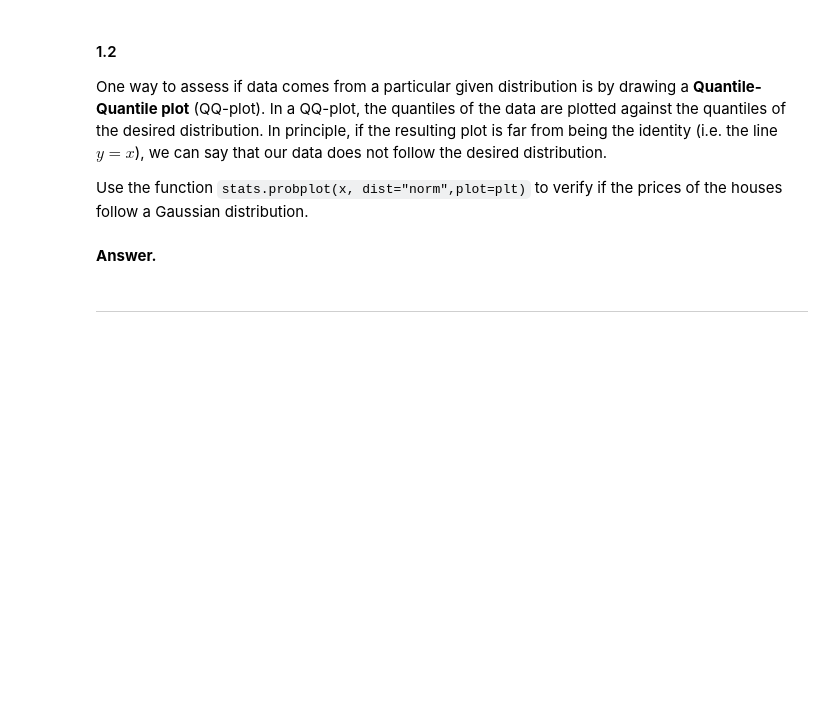
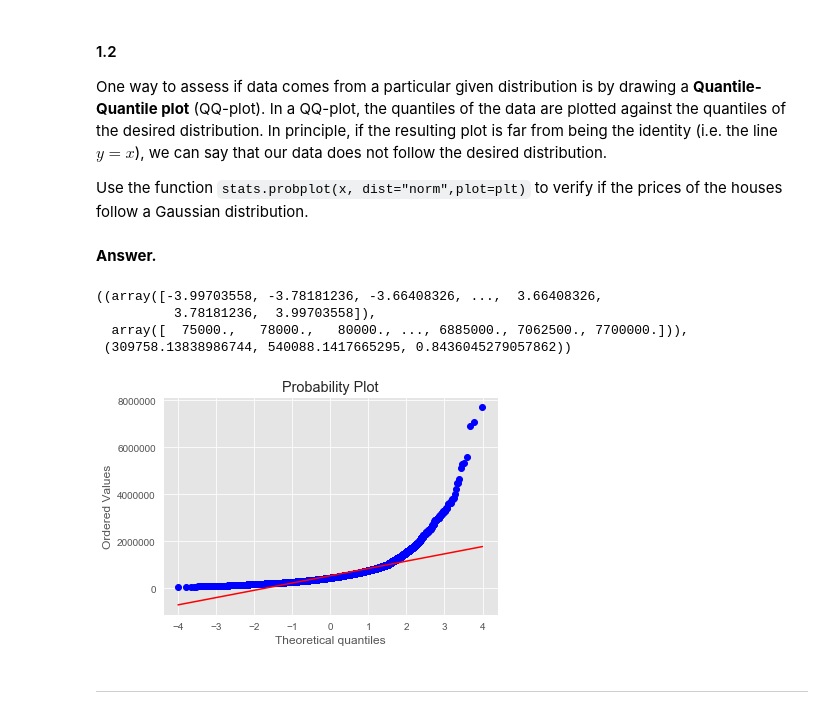
Before and after one commit to PedroOspina17/AI, a Jupyter notebook: DS4A/Week7/case_6.2_student/case_6.2_student.ipynb, the cells around one changed output. Cells and saved outputs as stored; diff of their text form; code cells hidden in the pictures; blank space fills up the shorter version.

````diff
--- a/DS4A/Week7/case_6.2_student/case_6.2_student.ipynb
+++ b/DS4A/Week7/case_6.2_student/case_6.2_student.ipynb
@@ -94,6 +100,14 @@ One way to assess if data comes from a particular given distribution is by drawi
 Use the function ```stats.probplot(x, dist="norm",plot=plt)``` to verify if the prices of the houses follow a Gaussian distribution.
 # %% [markdown]
 **Answer.**
+# %%
+stats.probplot(houses["price"], dist="norm",plot=plt)
+# %% [output]
+((array([-3.99703558, -3.78181236, -3.66408326, ...,  3.66408326,
+          3.78181236,  3.99703558]),
+  array([  75000.,   78000.,   80000., ..., 6885000., 7062500., 7700000.])),
+ (309758.13838986744, 540088.1417665295, 0.8436045279057862))
+[figure, added]
 # %% [markdown]
 -----------
 # %% [markdown]
````
Also changed, not shown: parts of 15 cells of this notebook, 6 other files.
